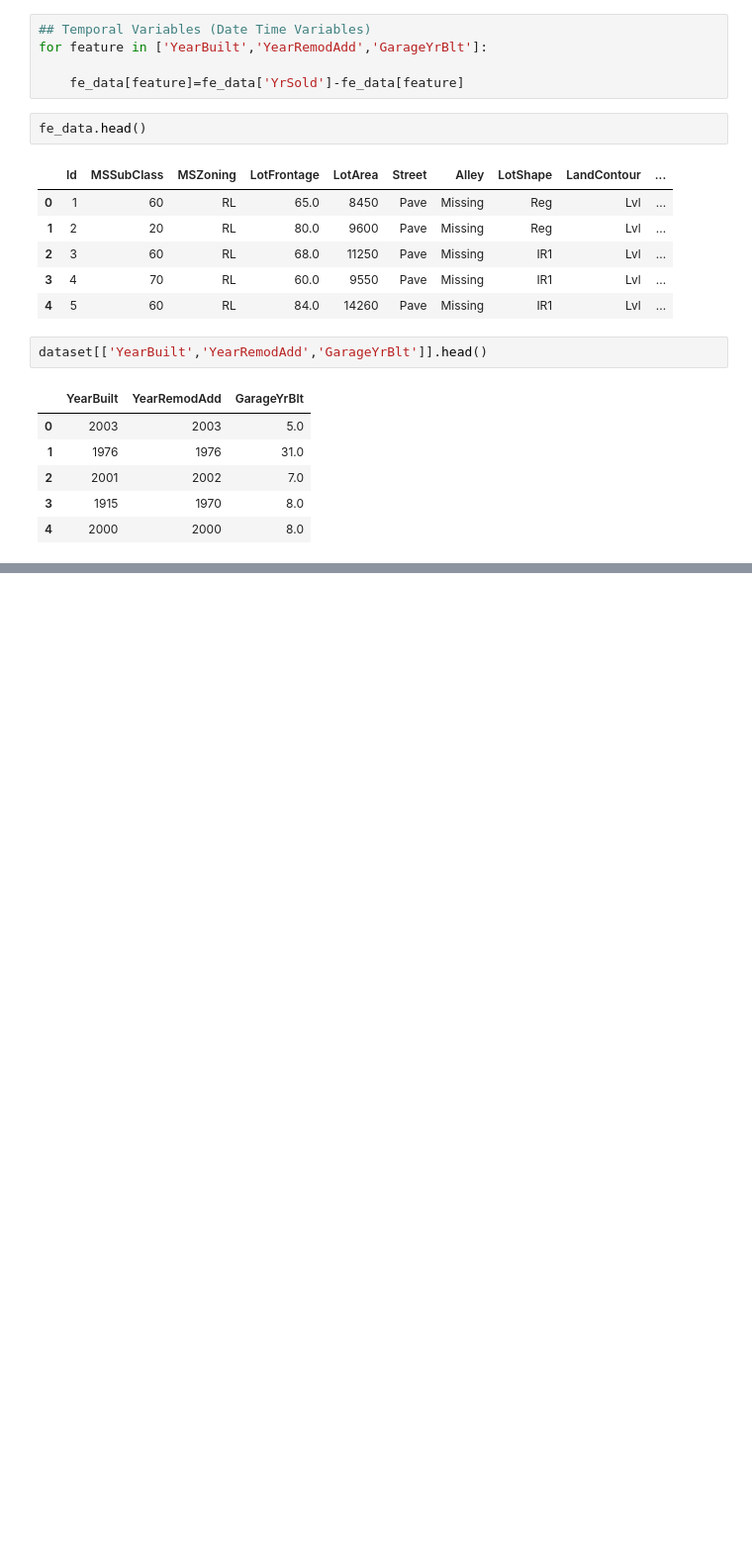
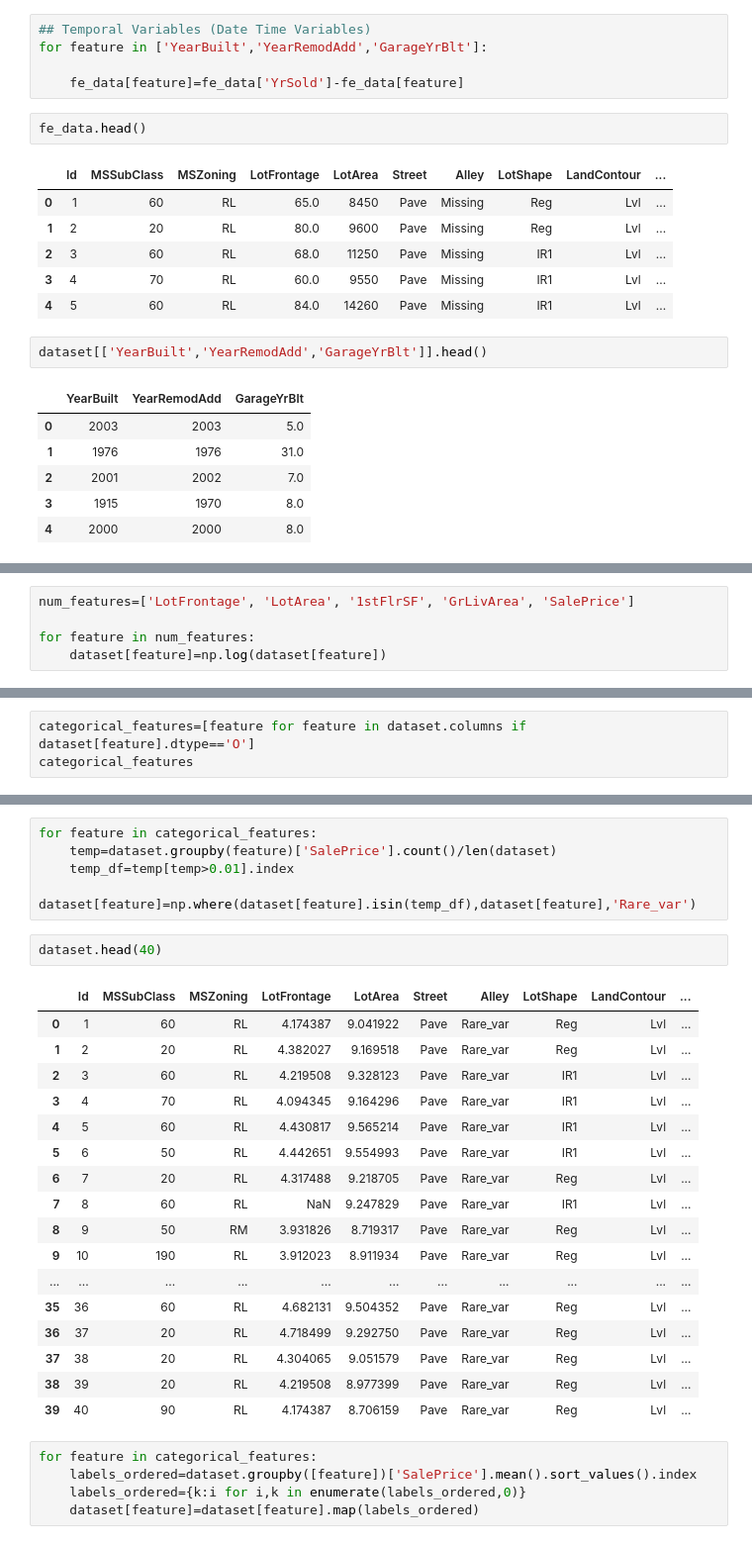
Before and after one commit to Abhinand-NTK/House_Prediction_model, a Jupyter notebook: House_Prediction_model.ipynb, the cells around one changed output, grey strips where cells are left out. Shown at 99% size. Cells and saved outputs as stored; diff of their text form; blank space fills up the shorter version.

```diff
--- a/House_Prediction_model.ipynb
+++ b/House_Prediction_model.ipynb
@@ -580,0 +593,5 @@ dataset[['YearBuilt','YearRemodAdd','GarageYrBlt']].head()
+# %%
+num_features=['LotFrontage', 'LotArea', '1stFlrSF', 'GrLivArea', 'SalePrice']
+
+for feature in num_features:
+    dataset[feature]=np.log(dataset[feature])
@@ -580,0 +607,3 @@ dataset[['YearBuilt','YearRemodAdd','GarageYrBlt']].head()
+# %%
+categorical_features=[feature for feature in dataset.columns if dataset[feature].dtype=='O']
+categorical_features
@@ -580,0 +628,30 @@ dataset[['YearBuilt','YearRemodAdd','GarageYrBlt']].head()
+# %%
+for feature in categorical_features:
+    temp=dataset.groupby(feature)['SalePrice'].count()/len(dataset)
+    temp_df=temp[temp>0.01].index
+    dataset[feature]=np.where(dataset[feature].isin(temp_df),dataset[feature],'Rare_var')
+# %%
+dataset.head(40)
+# %% [output]
+|  | Id | MSSubClass | MSZoning | LotFrontage | LotArea | Street | Alley | LotShape | LandContour | ... |
+| 0 | 1 | 60 | RL | 4.174387 | 9.041922 | Pave | Rare_var | Reg | Lvl | ... |
+| 1 | 2 | 20 | RL | 4.382027 | 9.169518 | Pave | Rare_var | Reg | Lvl | ... |
+| 2 | 3 | 60 | RL | 4.219508 | 9.328123 | Pave | Rare_var | IR1 | Lvl | ... |
+| 3 | 4 | 70 | RL | 4.094345 | 9.164296 | Pave | Rare_var | IR1 | Lvl | ... |
+| 4 | 5 | 60 | RL | 4.430817 | 9.565214 | Pave | Rare_var | IR1 | Lvl | ... |
+| 5 | 6 | 50 | RL | 4.442651 | 9.554993 | Pave | Rare_var | IR1 | Lvl | ... |
+| 6 | 7 | 20 | RL | 4.317488 | 9.218705 | Pave | Rare_var | Reg | Lvl | ... |
+| 7 | 8 | 60 | RL | NaN | 9.247829 | Pave | Rare_var | IR1 | Lvl | ... |
+| 8 | 9 | 50 | RM | 3.931826 | 8.719317 | Pave | Rare_var | Reg | Lvl | ... |
+| 9 | 10 | 190 | RL | 3.912023 | 8.911934 | Pave | Rare_var | Reg | Lvl | ... |
+| ... | ... | ... | ... | ... | ... | ... | ... | ... | ... | ... |
+| 35 | 36 | 60 | RL | 4.682131 | 9.504352 | Pave | Rare_var | Reg | Lvl | ... |
+| 36 | 37 | 20 | RL | 4.718499 | 9.292750 | Pave | Rare_var | Reg | Lvl | ... |
+| 37 | 38 | 20 | RL | 4.304065 | 9.051579 | Pave | Rare_var | Reg | Lvl | ... |
+| 38 | 39 | 20 | RL | 4.219508 | 8.977399 | Pave | Rare_var | Reg | Lvl | ... |
+| 39 | 40 | 90 | RL | 4.174387 | 8.706159 | Pave | Rare_var | Reg | Lvl | ... |
+# %%
+for feature in categorical_features:
+    labels_ordered=dataset.groupby([feature])['SalePrice'].mean().sort_values().index
+    labels_ordered={k:i for i,k in enumerate(labels_ordered,0)}
+    dataset[feature]=dataset[feature].map(labels_ordered)
```
Also changed, not shown: parts of 13 cells of this notebook.
